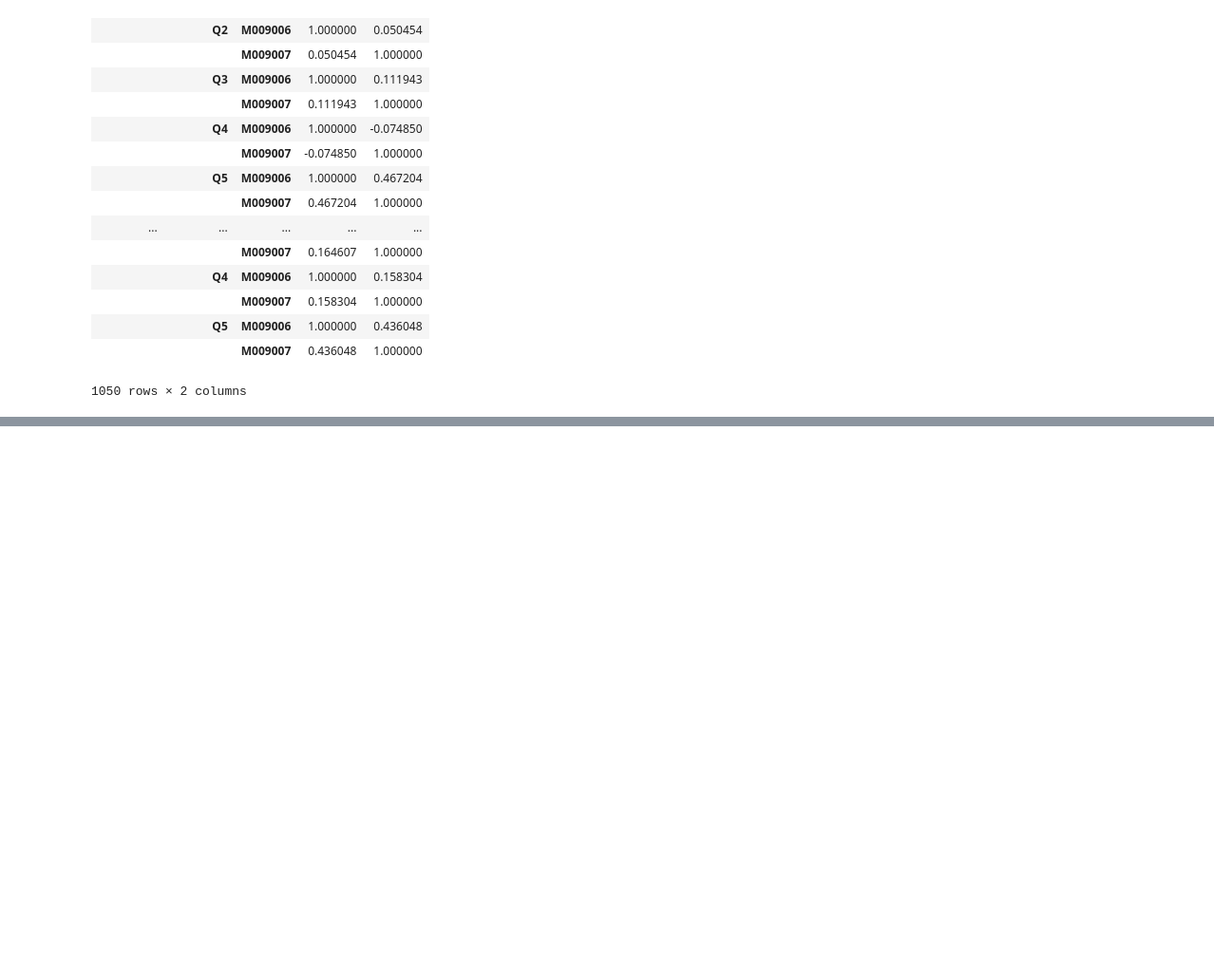
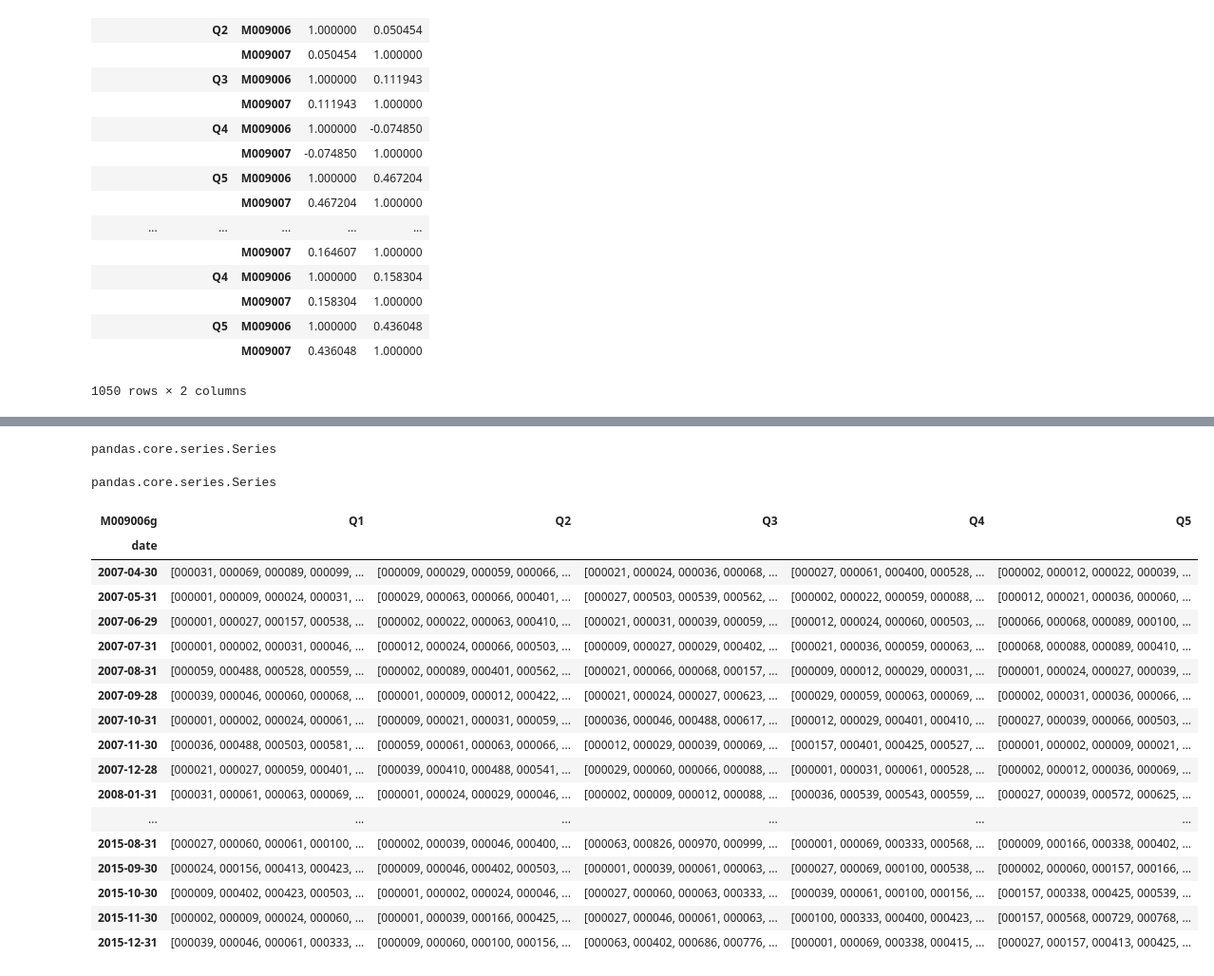
Before and after one commit to LUS8806/csf-factors, a Jupyter notebook: Untitled.ipynb, the cells around one changed output, grey strips where cells are left out. Shown at 95% size. Saved outputs shown, nothing was run; the diff lists cells and outputs as text; code cells hidden in the pictures; blank space fills up the shorter version.

```diff
--- a/Untitled.ipynb
+++ b/Untitled.ipynb
@@ -203,0 +163,4 @@ ans
+# %%
+type(ans.ix[0,0][1])
+# %% [output]
+pandas.core.series.Series
@@ -203,0 +171,27 @@ ans
+# %%
+ans1 = dfg.groupby(level=0).apply(lambda frame: frame.groupby('M009006g').apply(lambda df: [pd.Series(df.index.get_level_values(1).values)]))
+# %%
+type(ans1.ix[0,0])
+# %% [output]
+pandas.core.series.Series
+# %%
+ans1.applymap(lambda x: x.values() = x.values()/x.sum())
+# %% [output]
+| M009006g | Q1 | Q2 | Q3 | Q4 | Q5 |
+| date |  |  |  |  |  |
+| 2007-04-30 | [000031, 000069, 000089, 000099, ... | [000009, 000029, 000059, 000066, ... | [000021, 000024, 000036, 000068, ... | [000027, 000061, 000400, 000528, ... | [000002, 000012, 000022, 000039, ... |
+| 2007-05-31 | [000001, 000009, 000024, 000031, ... | [000029, 000063, 000066, 000401, ... | [000027, 000503, 000539, 000562, ... | [000002, 000022, 000059, 000088, ... | [000012, 000021, 000036, 000060, ... |
+| 2007-06-29 | [000001, 000027, 000157, 000538, ... | [000002, 000022, 000063, 000410, ... | [000021, 000031, 000039, 000059, ... | [000012, 000024, 000060, 000503, ... | [000066, 000068, 000089, 000100, ... |
+| 2007-07-31 | [000001, 000002, 000031, 000046, ... | [000012, 000024, 000066, 000503, ... | [000009, 000027, 000029, 000402, ... | [000021, 000036, 000059, 000063, ... | [000068, 000088, 000089, 000410, ... |
+| 2007-08-31 | [000059, 000488, 000528, 000559, ... | [000002, 000089, 000401, 000562, ... | [000021, 000066, 000068, 000157, ... | [000009, 000012, 000029, 000031, ... | [000001, 000024, 000027, 000039, ... |
+| 2007-09-28 | [000039, 000046, 000060, 000068, ... | [000001, 000009, 000012, 000422, ... | [000021, 000024, 000027, 000623, ... | [000029, 000059, 000063, 000069, ... | [000002, 000031, 000036, 000066, ... |
+| 2007-10-31 | [000001, 000002, 000024, 000061, ... | [000009, 000021, 000031, 000059, ... | [000036, 000046, 000488, 000617, ... | [000012, 000029, 000401, 000410, ... | [000027, 000039, 000066, 000503, ... |
+| 2007-11-30 | [000036, 000488, 000503, 000581, ... | [000059, 000061, 000063, 000066, ... | [000012, 000029, 000039, 000069, ... | [000157, 000401, 000425, 000527, ... | [000001, 000002, 000009, 000021, ... |
+| 2007-12-28 | [000021, 000027, 000059, 000401, ... | [000039, 000410, 000488, 000541, ... | [000029, 000060, 000066, 000088, ... | [000001, 000031, 000061, 000528, ... | [000002, 000012, 000036, 000069, ... |
+| 2008-01-31 | [000031, 000061, 000063, 000069, ... | [000001, 000024, 000029, 000046, ... | [000002, 000009, 000012, 000088, ... | [000036, 000539, 000543, 000559, ... | [000027, 000039, 000572, 000625, ... |
+| ... | ... | ... | ... | ... | ... |
+| 2015-08-31 | [000027, 000060, 000061, 000100, ... | [000002, 000039, 000046, 000400, ... | [000063, 000826, 000970, 000999, ... | [000001, 000069, 000333, 000568, ... | [000009, 000166, 000338, 000402, ... |
+| 2015-09-30 | [000024, 000156, 000413, 000423, ... | [000009, 000046, 000402, 000503, ... | [000001, 000039, 000061, 000063, ... | [000027, 000069, 000100, 000538, ... | [000002, 000060, 000157, 000166, ... |
+| 2015-10-30 | [000009, 000402, 000423, 000503, ... | [000001, 000002, 000024, 000046, ... | [000027, 000060, 000063, 000333, ... | [000039, 000061, 000100, 000156, ... | [000157, 000338, 000425, 000539, ... |
+| 2015-11-30 | [000002, 000009, 000024, 000060, ... | [000001, 000039, 000166, 000425, ... | [000027, 000046, 000061, 000063, ... | [000100, 000333, 000400, 000423, ... | [000157, 000568, 000729, 000768, ... |
+| 2015-12-31 | [000039, 000046, 000061, 000333, ... | [000009, 000060, 000100, 000156, ... | [000063, 000402, 000686, 000776, ... | [000001, 000069, 000338, 000415, ... | [000027, 000157, 000413, 000425, ... |
```
Also changed, not shown: parts of 16 cells of this notebook, 3 other files.
